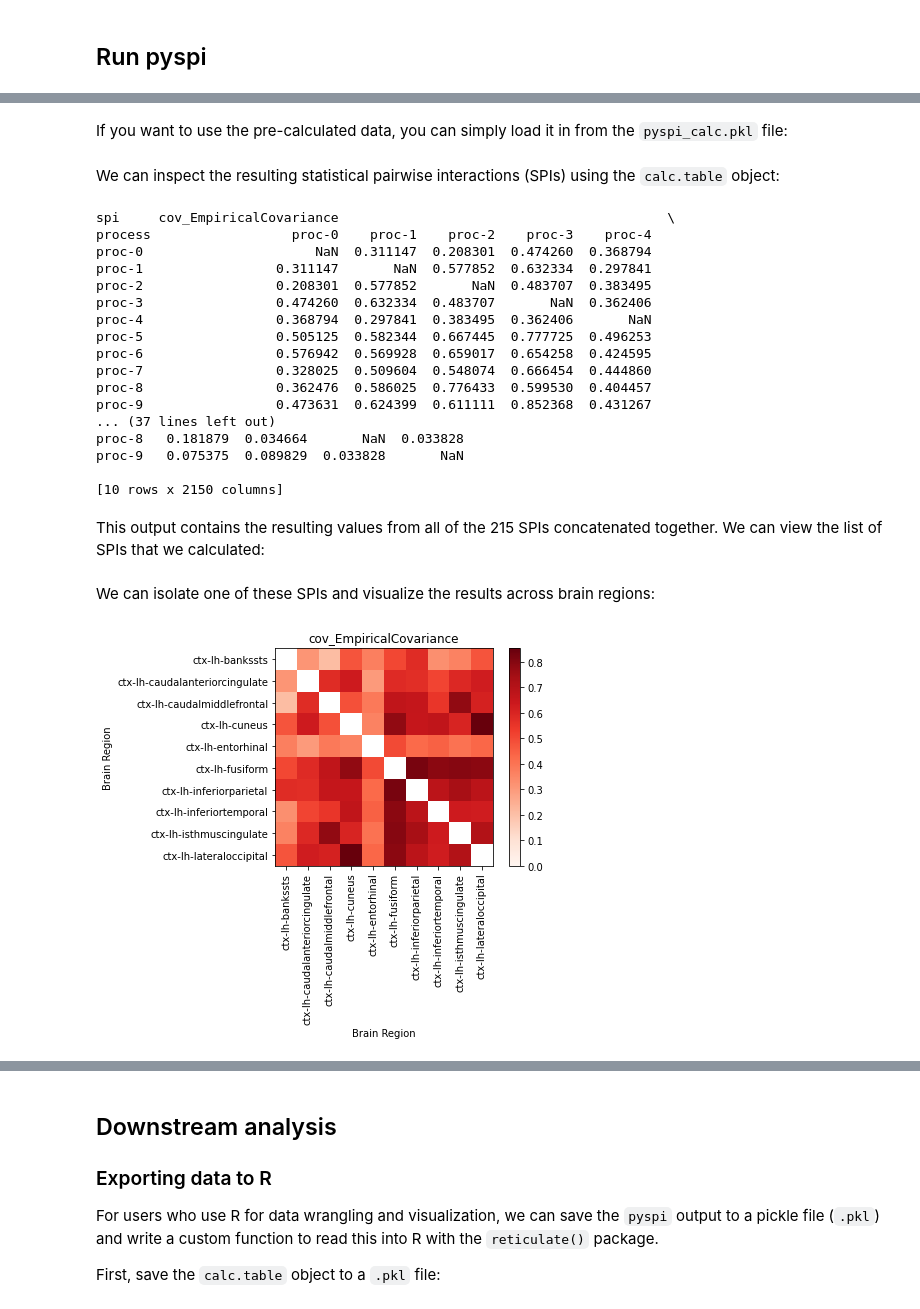
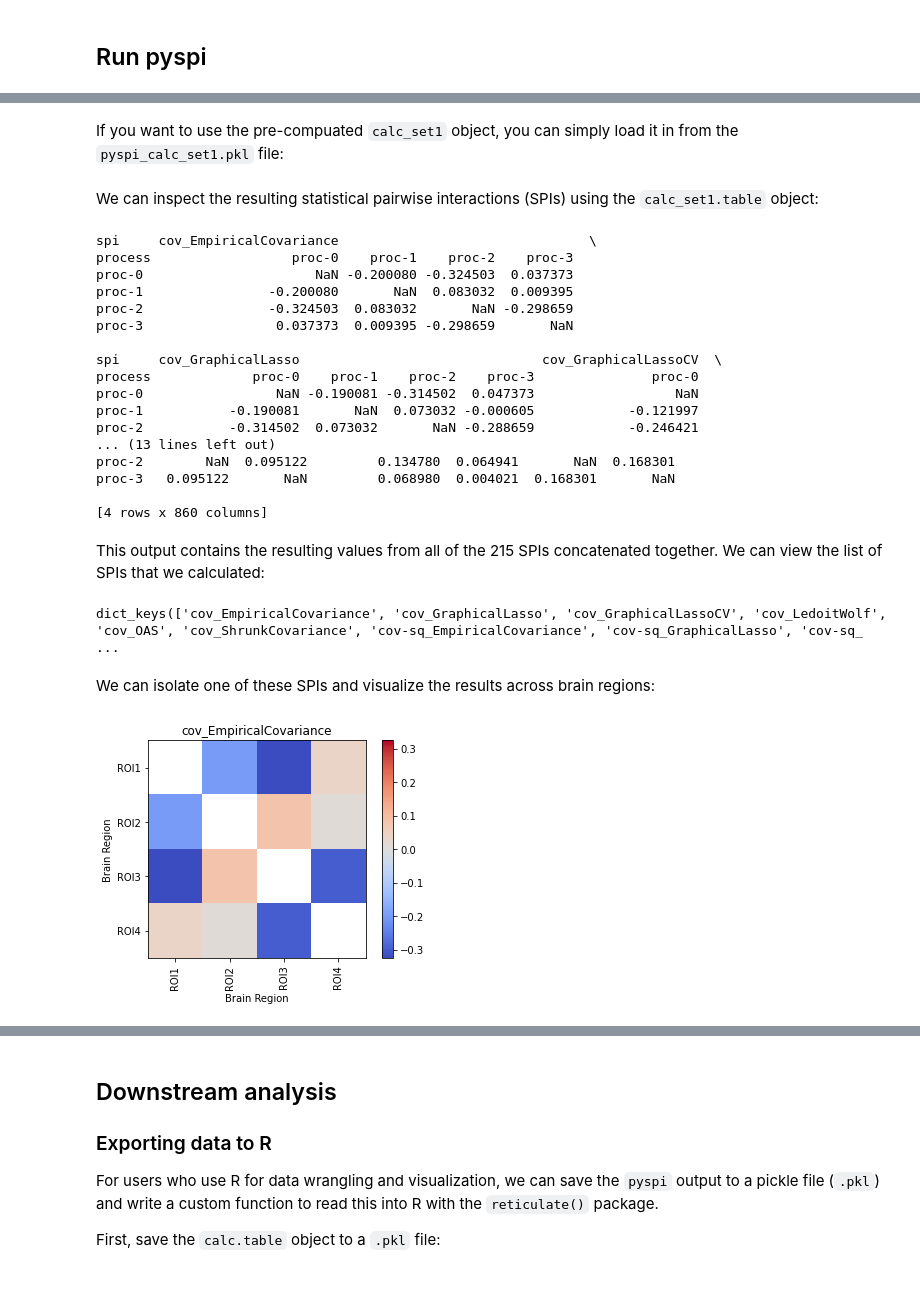
Before and after one commit to anniegbryant/CNS_2022, a Jupyter notebook: pyspi_tutorial/CNS2022_pyspi_demo.ipynb, the cells around one changed output, grey strips where cells are left out. Drawn from its saved outputs; the diff is of its cells as text; code cells hidden in the pictures.

```diff
--- a/pyspi_tutorial/CNS2022_pyspi_demo.ipynb
+++ b/pyspi_tutorial/CNS2022_pyspi_demo.ipynb
@@ -23,10 +24,20 @@ from matplotlib import colors, cm
 # %% [markdown]
 ## Preparing the fMRI multivariate time-series (MTS) data
 # %%
-# Load in raw BOLD fMRI time-series data for example subject
-# TODO: make this reproducible
-ROI_info = pd.read_csv("/media/sf_Shared_Folder/github/CNS_2022/pyspi_tutorial/tutorial_example_data/ROI_info.csv")
-BOLD_fMRI_TS_data = pd.read_csv("/media/sf_Shared_Folder/github/CNS_2022/pyspi_tutorial/tutorial_example_data/BOLD_fMRI_TS_example.csv",
+# Load in the four sets (each 4 ROIs with 152 time points) of raw BOLD fMRI time-series data
+BOLD_fMRI_TS_set1 = pd.read_csv("/media/sf_Shared_Folder/github/CNS_2022/pyspi_tutorial/tutorial_example_data/BOLD_fMRI_TS_set1.csv",
                    header = None)
-ROI_info = pd.read_csv("/media/sf_Shared_Folder/github/CNS_2022/pyspi_tutorial/tutorial_example_data/ROI_info.csv")
+
+BOLD_fMRI_TS_set2 = pd.read_csv("/media/sf_Shared_Folder/github/CNS_2022/pyspi_tutorial/tutorial_example_data/BOLD_fMRI_TS_set2.csv",
+                   header = None)
+
+BOLD_fMRI_TS_set3 = pd.read_csv("/media/sf_Shared_Folder/github/CNS_2022/pyspi_tutorial/tutorial_example_data/BOLD_fMRI_TS_set3.csv",
+                   header = None)
+
+BOLD_fMRI_TS_set4 = pd.read_csv("/media/sf_Shared_Folder/github/CNS_2022/pyspi_tutorial/tutorial_example_data/BOLD_fMRI_TS_set4.csv",
+                   header = None)
+
+
+# We can arbitrarily label our brain regions ROI1, ROI2, ROI3, ROI4
+region_labels = ["ROI1", "ROI2", "ROI3", "ROI4"]
 # %% [markdown]
@@ -69,65 +87,70 @@ plot_data_heatmap(BOLD_fMRI_TS_data, labels = ROI_info.ROI)
 # %%
 # These two lines show the main usage of the calculator: simply instantiate and compute.
-calc = Calculator(BOLD_fMRI_TS_data, fast=True)
-calc.compute()
+# Note the use of the fast=True flag
+calc_set1 = Calculator(BOLD_fMRI_TS_set1, fast=True)
+
+# Compute the instantiated Calculator object
+calc_set1.compute()
 # %% [markdown]
-If you want to use the pre-calculated data, you can simply load it in from the `pyspi_calc.pkl` file:
+If you want to use the pre-compuated `calc_set1` object, you can simply load it in from the `pyspi_calc_set1.pkl` file:
 # %%
-with open('/media/sf_Shared_Folder/github/CNS_2022/pyspi_tutorial/tutorial_example_data/pyspi_calc.pkl','rb') as f:
-    calc = dill.load(f)
+with open('/media/sf_Shared_Folder/github/CNS_2022/pyspi_tutorial/tutorial_example_data/pyspi_calc_set1.pkl','rb') as f:
+    calc_set1 = dill.load(f)
 # %% [markdown]
-We can inspect the resulting statistical pairwise interactions (SPIs) using the `calc.table` object:
+We can inspect the resulting statistical pairwise interactions (SPIs) using the `calc_set1.table` object:
 # %%
-print(calc.table)
+print(calc_set1.table)
 # %% [output]
-spi     cov_EmpiricalCovariance                                          \
-process                  proc-0    proc-1    proc-2    proc-3    proc-4
-proc-0                      NaN  0.311147  0.208301  0.474260  0.368794
-proc-1                 0.311147       NaN  0.577852  0.632334  0.297841
-proc-2                 0.208301  0.577852       NaN  0.483707  0.383495
-proc-3                 0.474260  0.632334  0.483707       NaN  0.362406
-proc-4                 0.368794  0.297841  0.383495  0.362406       NaN
-proc-5                 0.505125  0.582344  0.667445  0.777725  0.496253
-proc-6                 0.576942  0.569928  0.659017  0.654258  0.424595
-proc-7                 0.328025  0.509604  0.548074  0.666454  0.444860
-proc-8                 0.362476  0.586025  0.776433  0.599530  0.404457
-proc-9                 0.473631  0.624399  0.611111  0.852368  0.431267
-... (37 lines left out)
-proc-8   0.181879  0.034664       NaN  0.033828
-proc-9   0.075375  0.089829  0.033828       NaN
+spi     cov_EmpiricalCovariance                                \
+process                  proc-0    proc-1    proc-2    proc-3
+proc-0                      NaN -0.200080 -0.324503  0.037373
+proc-1                -0.200080       NaN  0.083032  0.009395
+proc-2                -0.324503  0.083032       NaN -0.298659
+proc-3                 0.037373  0.009395 -0.298659       NaN
 
-[10 rows x 2150 columns]
+spi     cov_GraphicalLasso                               cov_GraphicalLassoCV  \
+process             proc-0    proc-1    proc-2    proc-3               proc-0
+proc-0                 NaN -0.190081 -0.314502  0.047373                  NaN
+proc-1           -0.190081       NaN  0.073032 -0.000605            -0.121997
+proc-2           -0.314502  0.073032       NaN -0.288659            -0.246421
+... (13 lines left out)
+proc-2        NaN  0.095122         0.134780  0.064941       NaN  0.168301
+proc-3   0.095122       NaN         0.068980  0.004021  0.168301       NaN
+
+[4 rows x 860 columns]
 # %% [markdown]
 This output contains the resulting values from all of the 215 SPIs concatenated together. We can view the list of SPIs that we calculated:
 # %%
-calc.spis.keys()
+calc_set1.spis.keys()
+# %% [output]
+dict_keys(['cov_EmpiricalCovariance', 'cov_GraphicalLasso', 'cov_GraphicalLassoCV', 'cov_LedoitWolf', 'cov_OAS', 'cov_ShrunkCovariance', 'cov-sq_EmpiricalCovariance', 'cov-sq_GraphicalLasso', 'cov-sq_ ...
 # %% [markdown]
 We can isolate one of these SPIs and visualize the results across brain regions:
 # %%
 def plot_mpi(S,identifier,labels,ax=None):
     """ Plot a given matrix of pairwise interactions, annotating the process labels and identifier
     """
     if ax is None:
         _, ax = plt.subplots()
     plt.sca(ax)
 
     # Use a diverging cmap if our statistic goes negative (and a sequential cmap otherwise)
     if np.nanmin(S) < 0.:
         maxabsval = max(abs(np.nanmin(S)),abs(np.nanmax(S)))
         norm = colors.Normalize(vmin=-maxabsval, vmax=maxabsval)
         plt.imshow(S,cmap='coolwarm',norm=norm)
     else:
         plt.imshow(S,cmap='Reds',vmin=0)
 
     plt.xticks(ticks=range(len(labels)),labels=labels,rotation=90)
     plt.yticks(ticks=range(len(labels)),labels=labels)
     plt.xlabel('Brain Region')
     plt.ylabel('Brain Region')
     plt.title(identifier)
     plt.colorbar()
 
 
 # Plot this dataframe
-plot_mpi(S = calc.table["cov_EmpiricalCovariance"], identifier = "cov_EmpiricalCovariance", labels = ROI_info.ROI)
+plot_mpi(S = calc_set1.table["cov_EmpiricalCovariance"], identifier = "cov_EmpiricalCovariance", labels = region_labels)
 # %% [output]
-[figure, old version]
+[figure, new version]
```
Also changed, not shown: parts of 8 cells of this notebook, 10 other files.
